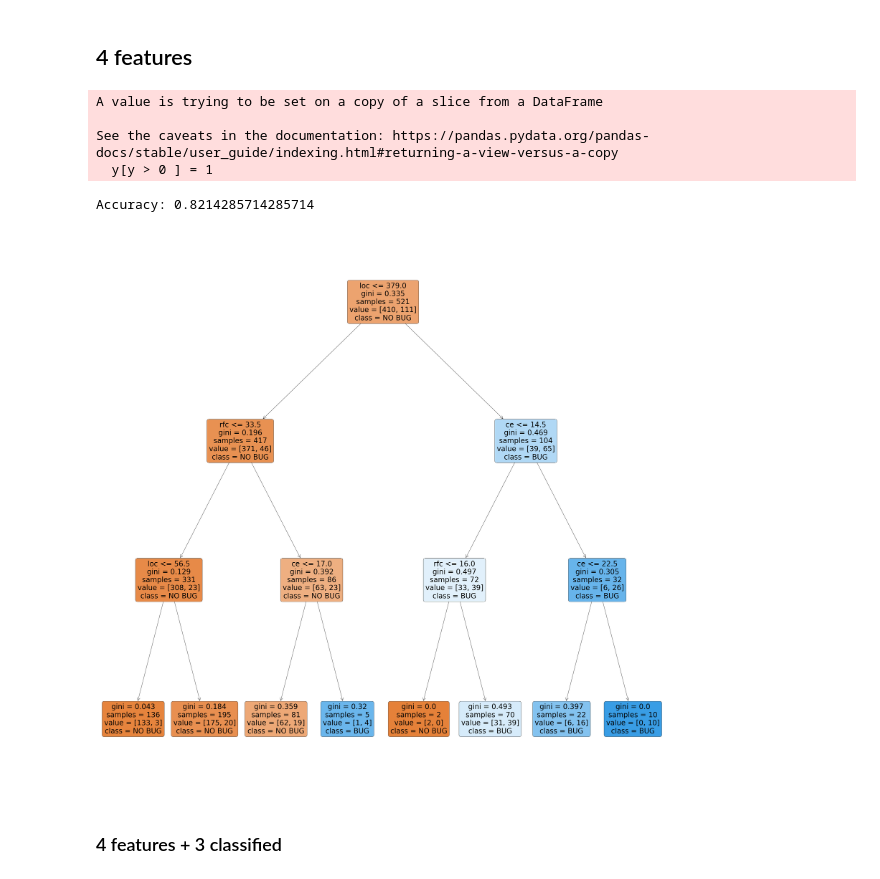
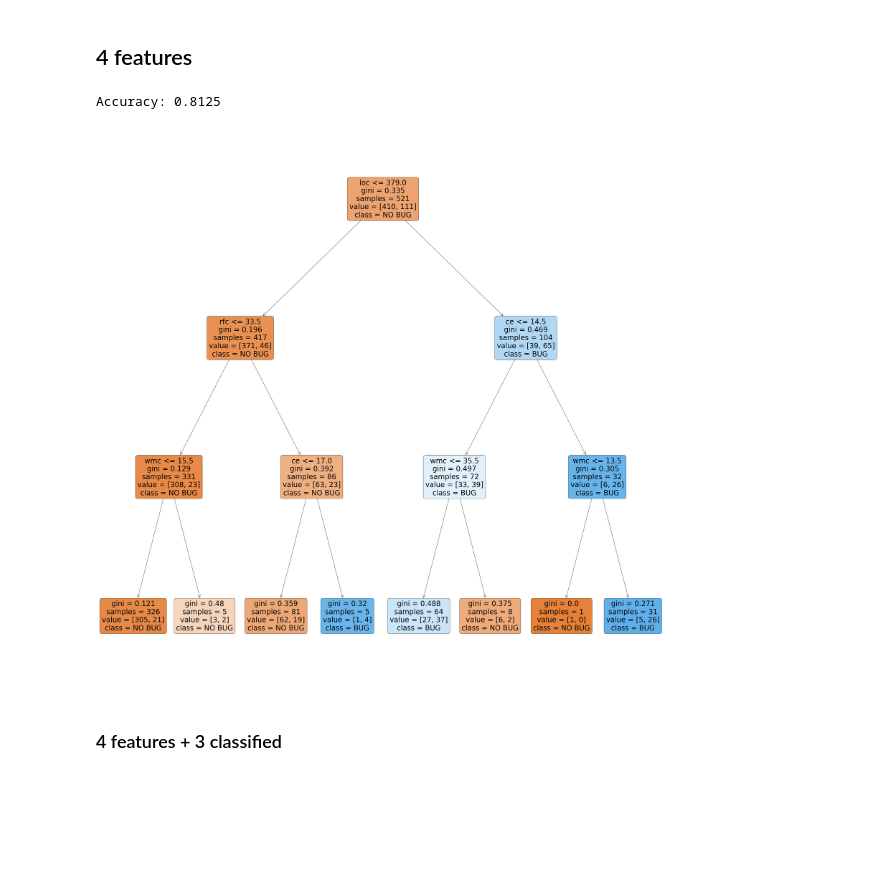
Before and after one commit to francobelloni85/UniSoftwareQualityExam, a Jupyter notebook: SoftwareQualityExam.ipynb, the cells around one changed output. Drawn from its saved outputs; the diff is of its cells as text; code cells hidden in the pictures; blank space fills up the shorter version.

```diff
--- a/SoftwareQualityExam.ipynb
+++ b/SoftwareQualityExam.ipynb
@@ -844,36 +863,35 @@ Accuracy: 0.8125
 # %% [markdown]
 ## 4 features
 # %%
-feature_cols = ['rfc','loc','loc','ce']
+feature_cols = ['rfc','loc','wmc','ce']
 data_tree = pd.read_csv(path)
 X = data_tree[feature_cols] # Features
 y = data_tree.bug           # Target variable
-y[y > 0 ] = 1
 
 # Split dataset into training set and test set
 X_train, X_test, y_train, y_test = train_test_split(X, y, test_size=0.3, random_state=1) # 70% training and 30% test
+
+# 2 class - just bug and not bug
+y_train[y_train > 0 ] = 1
+y_test[y_test > 0 ] = 1
 
 # Create Decision Tree classifer object
 clf = DecisionTreeClassifier(criterion="gini", max_depth=3)
 
 # Train Decision Tree Classifer
 clf = clf.fit(X_train,y_train)
 
 #Predict the response for test dataset
 y_pred = clf.predict(X_test)
 
 # Model Accuracy, how often is the classifier correct?
 print("Accuracy:",metrics.accuracy_score(y_test, y_pred))
 
 fig = plt.figure(figsize=(50,50))
 _ = tree.plot_tree(clf,feature_names=feature_cols, class_names=["NO BUG","BUG"],filled=True,rounded=True,)
 # %% [output]
-A value is trying to be set on a copy of a slice from a DataFrame
-
-See the caveats in the documentation: https://pandas.pydata.org/pandas-docs/stable/user_guide/indexing.html#returning-a-view-versus-a-copy
-  y[y > 0 ] = 1
+Accuracy: 0.8125
-Accuracy: 0.8214285714285714
-[figure, old version]
+[figure, new version]
 # %% [markdown]
 ### 4 features + 3 classified
 # %%
```
Also changed, not shown: parts of 15 cells of this notebook.
